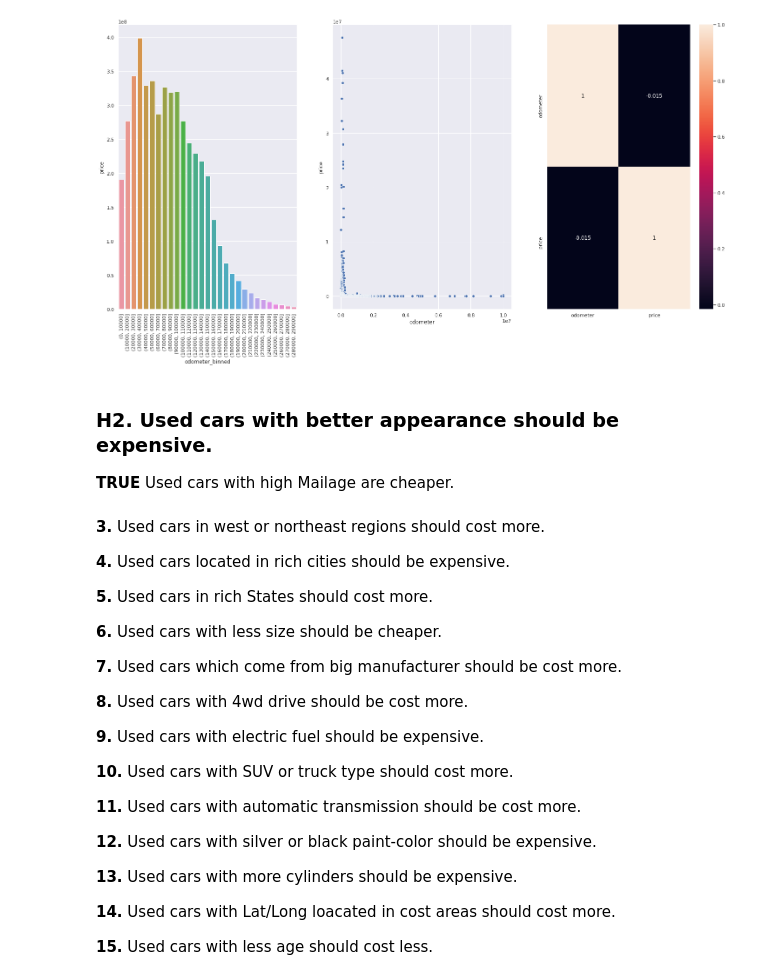
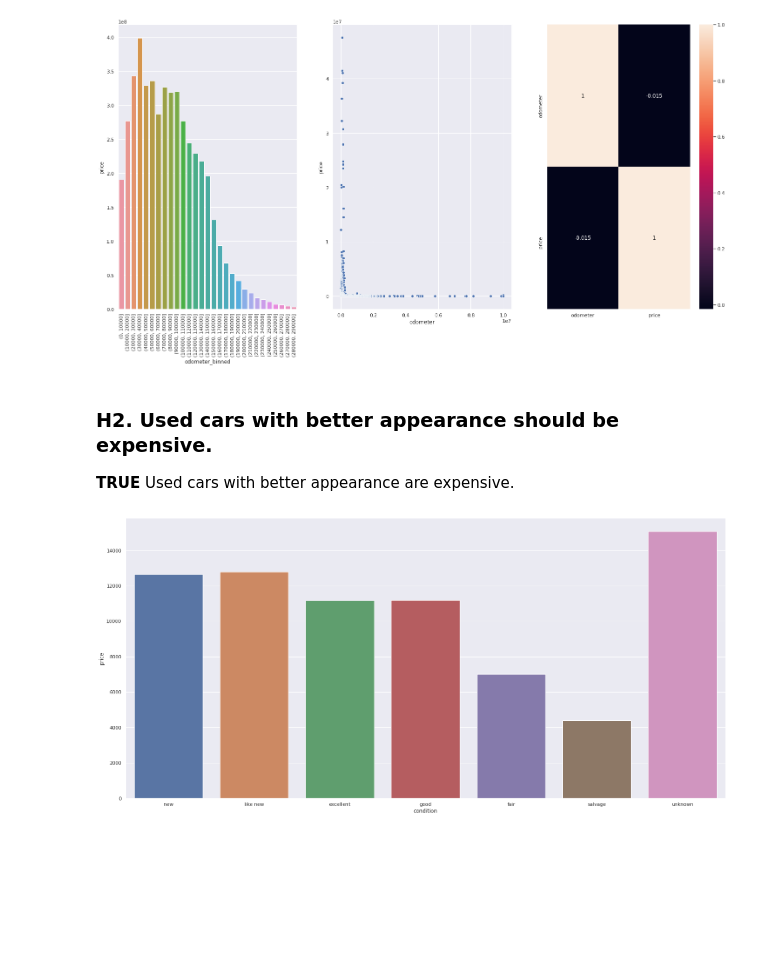
Before and after one commit to panambY/Used_Car_Price, a Jupyter notebook: Used_Car_Price.ipynb, the cells around one changed output. Drawn from its saved outputs; the diff is of its cells as text; code cells hidden in the pictures; blank space fills up the shorter version.

```diff
--- a/Used_Car_Price.ipynb
+++ b/Used_Car_Price.ipynb
@@ -1195,30 +1167,11 @@ sns.heatmap( aux1.corr( method='pearson' ), annot=True );
 [figure]
 # %% [markdown]
 ### **H2. Used cars with better appearance should be expensive.**
-**TRUE** Used cars with high Mailage are cheaper.
+**TRUE** Used cars with better appearance are expensive.
-# %% [markdown]
-**3.** Used cars in west or northeast regions should cost more.
-
-**4.** Used cars located in rich cities should be expensive.
-
-**5.** Used cars in rich States should cost more.
-
-**6.** Used cars with less size should be cheaper.
-
-**7.** Used cars which come from big manufacturer should be cost more.
-
-**8.** Used cars with 4wd drive should be cost more.
-
-**9.** Used cars with electric fuel should be expensive.
-
-**10.** Used cars with SUV or truck type should cost more.
-
-**11.** Used cars with automatic transmission should be cost more.
-
-**12.** Used cars with silver or black paint-color should be expensive.
-
-**13.** Used cars with more cylinders should be expensive.
-
-**14.** Used cars with Lat/Long loacated in cost areas should cost more.
-
-**15.** Used cars with less age should cost less.
+# %%
+aux1 = df4[['condition', 'price']].groupby( 'condition' ).mean().reset_index()
+sns.barplot( x='condition', y='price', data=aux1, order=['new', 'like new', 'excellent', 'good', 'fair', 'salvage', 'unknown']);
+
+# Adjusting the order of the condition of the cars from the best condition to the worst condition, we see a drop in price as the condition of the car worsens.
+# %% [output]
+[figure, added]
```
Also changed, not shown: parts of 23 cells of this notebook.
